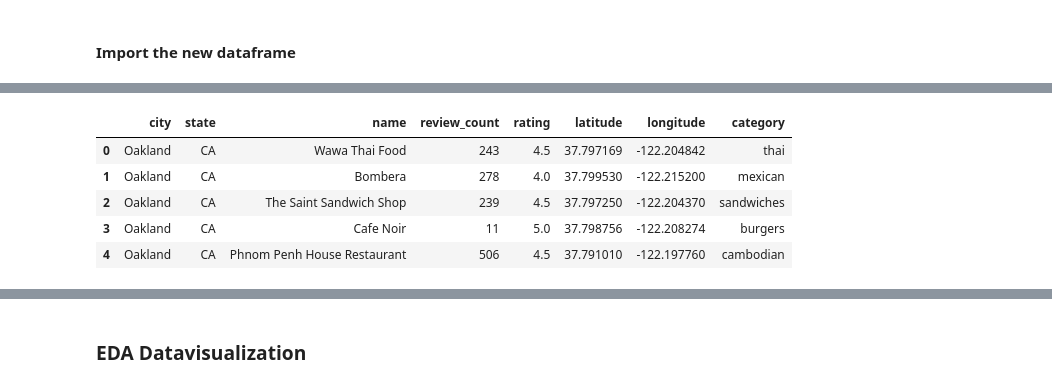
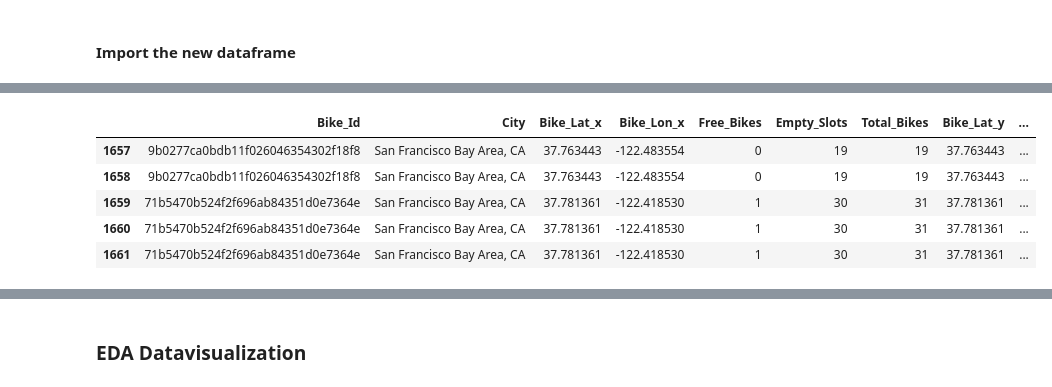
Before and after one commit to nas27/Statistical-Modelling-Project, a Jupyter notebook: notebooks/joining_data.ipynb, the cells around one changed output, grey strips where cells are left out. Saved outputs shown, nothing was run; the diff lists cells and outputs as text; code cells hidden in the pictures.

```diff
--- a/notebooks/joining_data.ipynb
+++ b/notebooks/joining_data.ipynb
@@ -16,13 +13,13 @@ import seaborn as sns
 import matplotlib.pyplot as plt
 %matplotlib inline
 # %%
-csv_file_path_combine = '..\data\combined_apis.csv'
+#csv_file_path_combine = '..\data\combined_apis.csv'
 csv_file_path_bikes = '..\data\df_bikes.csv'
-csv_file_path_yelp = '..\data\df_yelp.csv'
-csv_file_path_fsq = '..\data\df_foursquare.csv'
+csv_file_path_yelp = '..\data\df_all_yelp.csv'
+csv_file_path_fsq = '..\data\df_fsq.csv'
 
 # Read the CSV file into a DataFrame
-api_data_all = pd.read_csv(csv_file_path_combine)
+#api_data_all = pd.read_csv(csv_file_path_combine)
 df_bikes = pd.read_csv(csv_file_path_bikes)
 df_yelp = pd.read_csv(csv_file_path_yelp)
 df_foursquare = pd.read_csv(csv_file_path_fsq)
@@ -41,11 +38,15 @@ df_bikes.head()
-# %%
-#df_bikes.head()
-df_yelp.head()
-#df_foursquare.head()
-# %% [output]
-|  | city | state | name | review_count | rating | latitude | longitude | category |
-| 0 | Oakland | CA | Wawa Thai Food | 243 | 4.5 | 37.797169 | -122.204842 | thai |
-| 1 | Oakland | CA | Bombera | 278 | 4.0 | 37.799530 | -122.215200 | mexican |
-| 2 | Oakland | CA | The Saint Sandwich Shop | 239 | 4.5 | 37.797250 | -122.204370 | sandwiches |
-| 3 | Oakland | CA | Cafe Noir | 11 | 5.0 | 37.798756 | -122.208274 | burgers |
-| 4 | Oakland | CA | Phnom Penh House Restaurant | 506 | 4.5 | 37.791010 | -122.197760 | cambodian |
+# %%
+#issue with my col nameing
+df_foursquare.rename(columns={'Bike_Long': 'Bike_Lon'}, inplace=True)
+# %%
+#Join bikes with 4Sq data based on common bike id which should encapsulate the lat/long, left as i want to ensure I retain details from the bike station with matches pulled from 4s
+bikes_foursquare = df_bikes.merge(df_foursquare, how='left', left_on="Bike_Id", right_on="Bike_Id")
+# %%
+bikes_foursquare.tail()
+# %% [output]
+|  | Bike_Id | City | Bike_Lat_x | Bike_Lon_x | Free_Bikes | Empty_Slots | Total_Bikes | Bike_Lat_y | ... |
+| 1657 | 9b0277ca0bdb11f026046354302f18f8 | San Francisco Bay Area, CA | 37.763443 | -122.483554 | 0 | 19 | 19 | 37.763443 | ... |
+| 1658 | 9b0277ca0bdb11f026046354302f18f8 | San Francisco Bay Area, CA | 37.763443 | -122.483554 | 0 | 19 | 19 | 37.763443 | ... |
+| 1659 | 71b5470b524f2f696ab84351d0e7364e | San Francisco Bay Area, CA | 37.781361 | -122.418530 | 1 | 30 | 31 | 37.781361 | ... |
+| 1660 | 71b5470b524f2f696ab84351d0e7364e | San Francisco Bay Area, CA | 37.781361 | -122.418530 | 1 | 30 | 31 | 37.781361 | ... |
+| 1661 | 71b5470b524f2f696ab84351d0e7364e | San Francisco Bay Area, CA | 37.781361 | -122.418530 | 1 | 30 | 31 | 37.781361 | ... |
```
Also changed, not shown: parts of 6 cells of this notebook, 6 other files.
